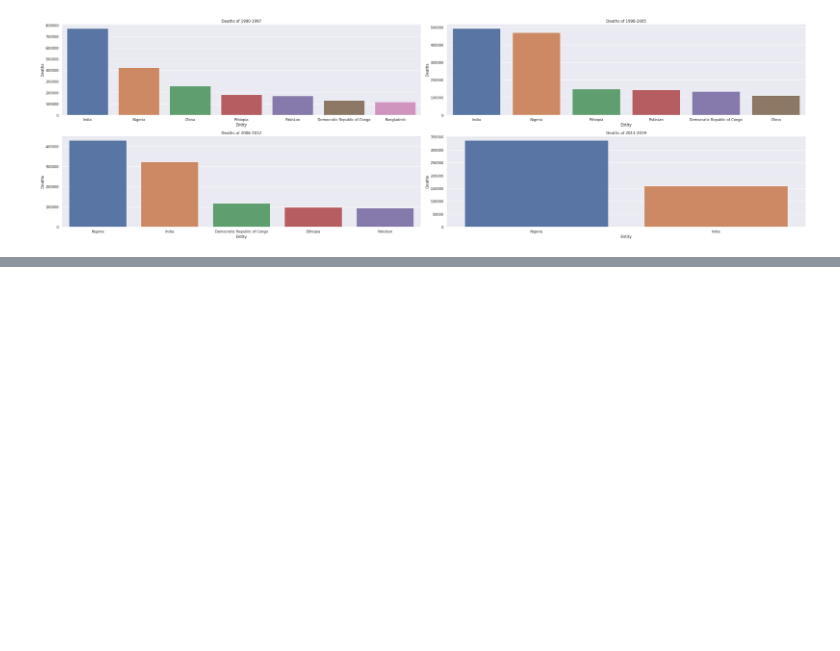
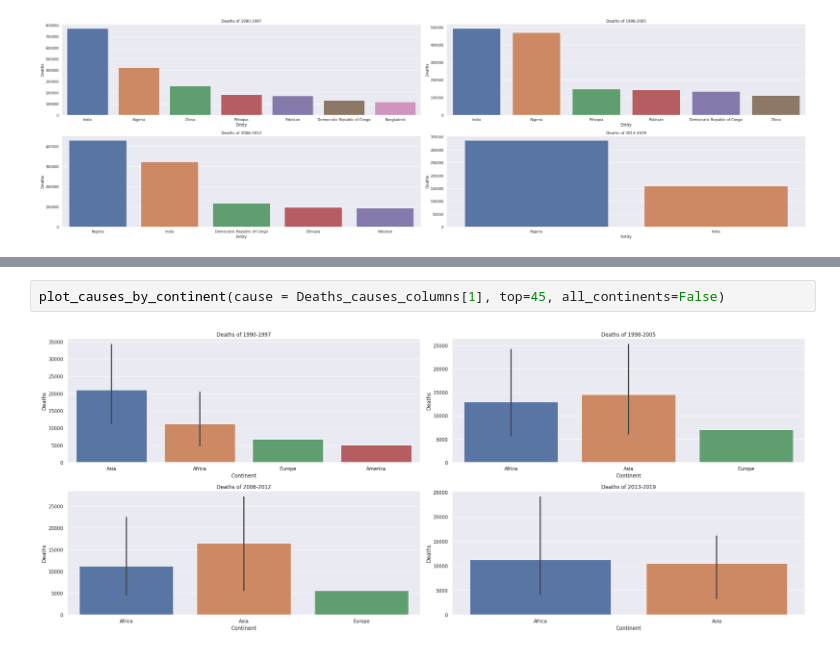
Before and after one commit to rodrigo-espino/Statsproject, a Jupyter notebook: Main_project.ipynb, the cells around one changed output, grey strips where cells are left out. Saved outputs shown, nothing was run; the diff lists cells and outputs as text; blank space fills up the shorter version.

```diff
--- a/Main_project.ipynb
+++ b/Main_project.ipynb
@@ -355,0 +402,4 @@ countries_with_highest_deaths(by='Deaths - All causes - Sex: Both - Age: 1-4 yea
+# %%
+plot_causes_by_continent(cause = Deaths_causes_columns[1], top=45, all_continents=False)
+# %% [output]
+[figure, added]
```
Also changed, not shown: parts of 11 cells of this notebook.
